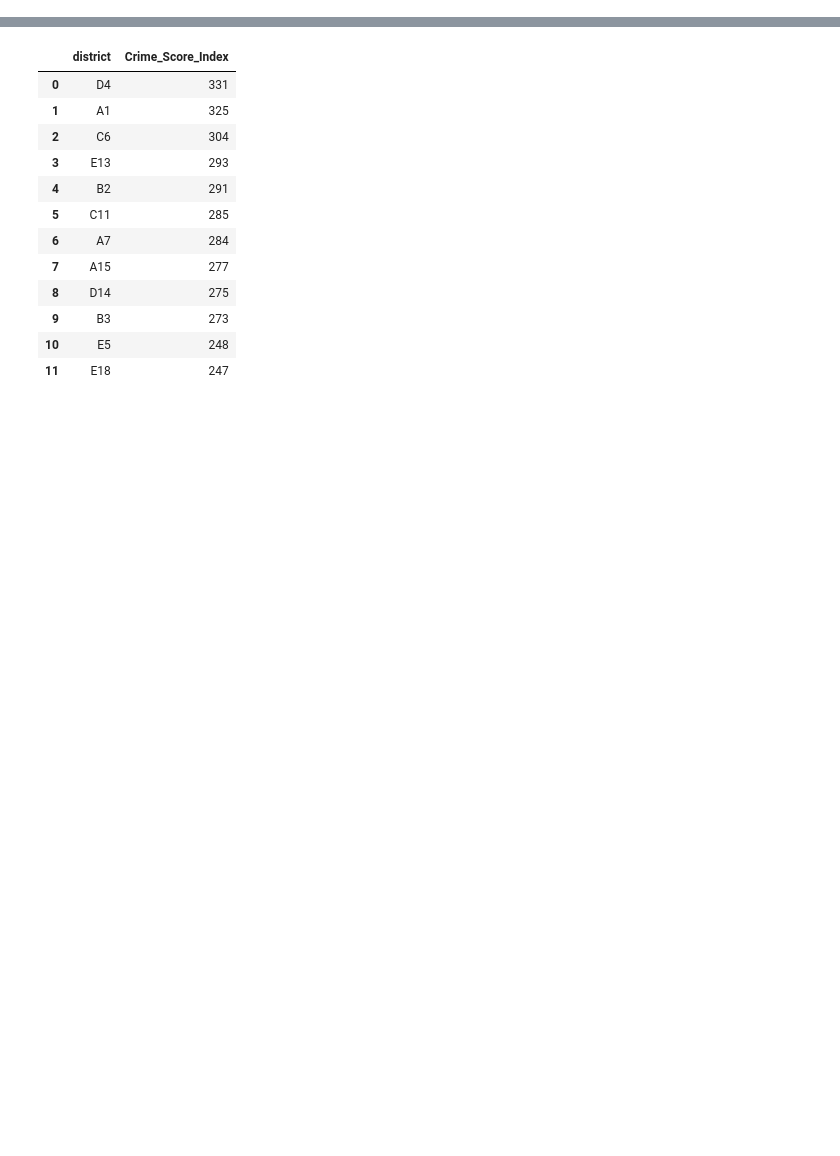
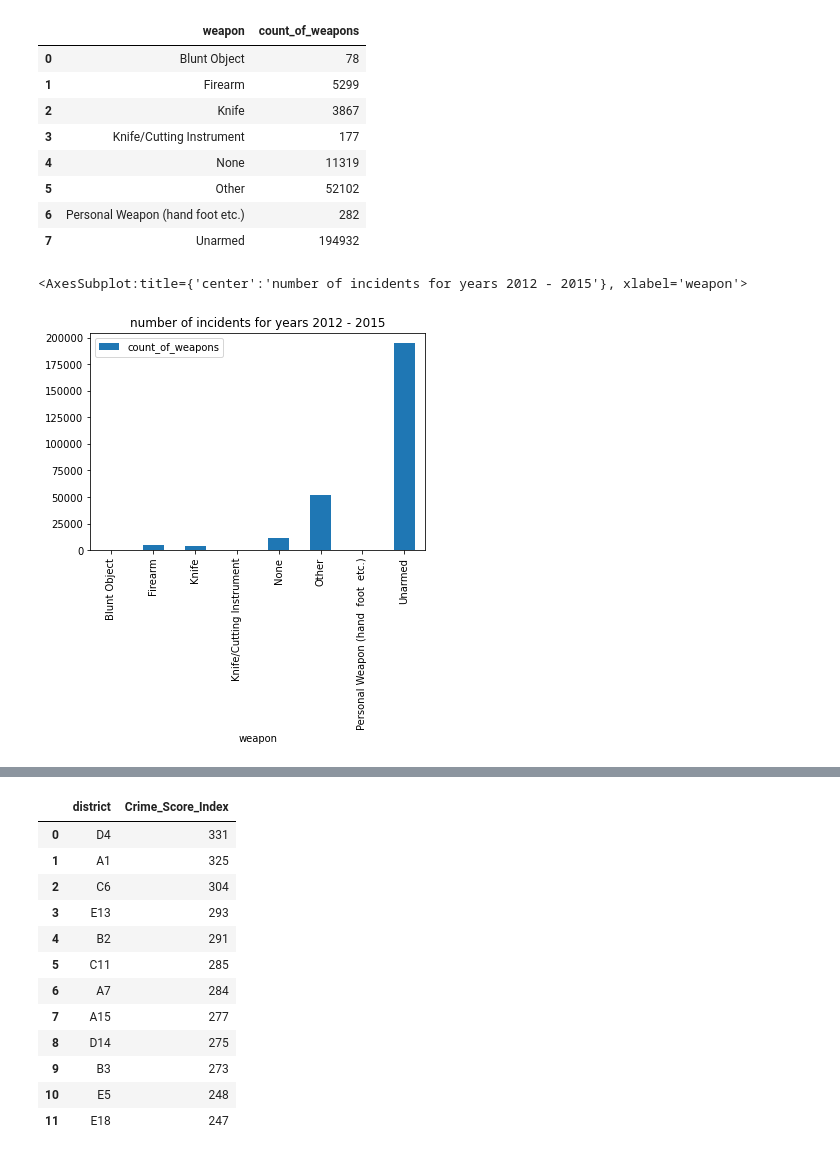
Before and after one commit to Vaibs123/test, a Jupyter notebook: Vaibhav_Copy.ipynb, the cells around one changed output, grey strips where cells are left out. Saved outputs shown, nothing was run; the diff lists cells and outputs as text; code cells hidden in the pictures; blank space fills up the shorter version.

```diff
--- a/Vaibhav_Copy.ipynb
+++ b/Vaibhav_Copy.ipynb
@@ -505,0 +545,38 @@ conn.commit()
+# %%
+
+sql_statement = """
+
+    select distinct
+
+        weapon_type as weapon,
+        count(*) as count_of_weapons
+
+    from
+
+        historical_data_crime_incident_reports
+
+    group by
+
+        1
+
+    having
+
+        ltrim(rtrim(weapon_type)) <> ''
+
+    ;"""
+df = pd.read_sql_query(sql_statement, conn)
+display(df)
+
+df.plot(x = 'weapon', y = 'count_of_weapons', kind = 'bar', title = 'number of incidents for years 2012 - 2015')
+# %% [output]
+|  | weapon | count_of_weapons |
+| 0 | Blunt Object | 78 |
+| 1 | Firearm | 5299 |
+| 2 | Knife | 3867 |
+| 3 | Knife/Cutting Instrument | 177 |
+| 4 | None | 11319 |
+| 5 | Other | 52102 |
+| 6 | Personal Weapon (hand foot etc.) | 282 |
+| 7 | Unarmed | 194932 |
+<AxesSubplot:title={'center':'number of incidents for years 2012 - 2015'}, xlabel='weapon'>
+[figure, added]
```
Also changed, not shown: parts of 10 cells of this notebook, 1 other file.
